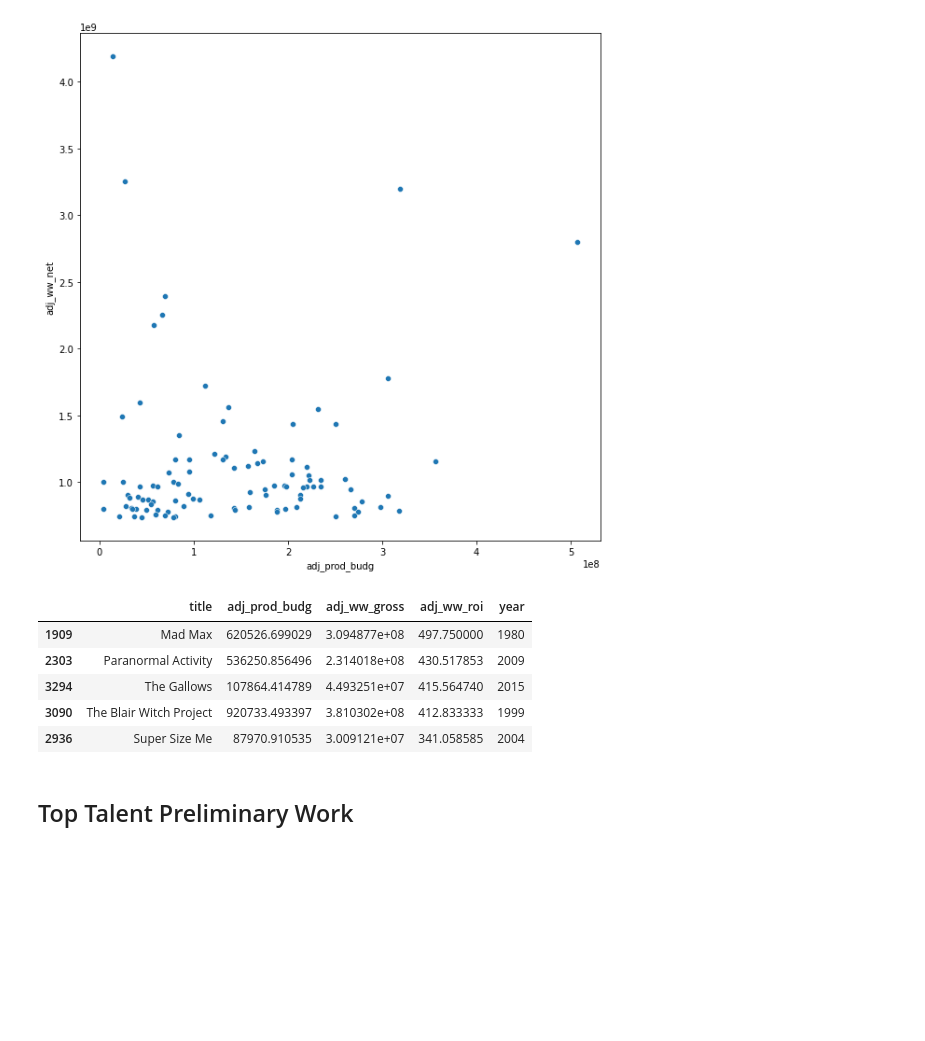
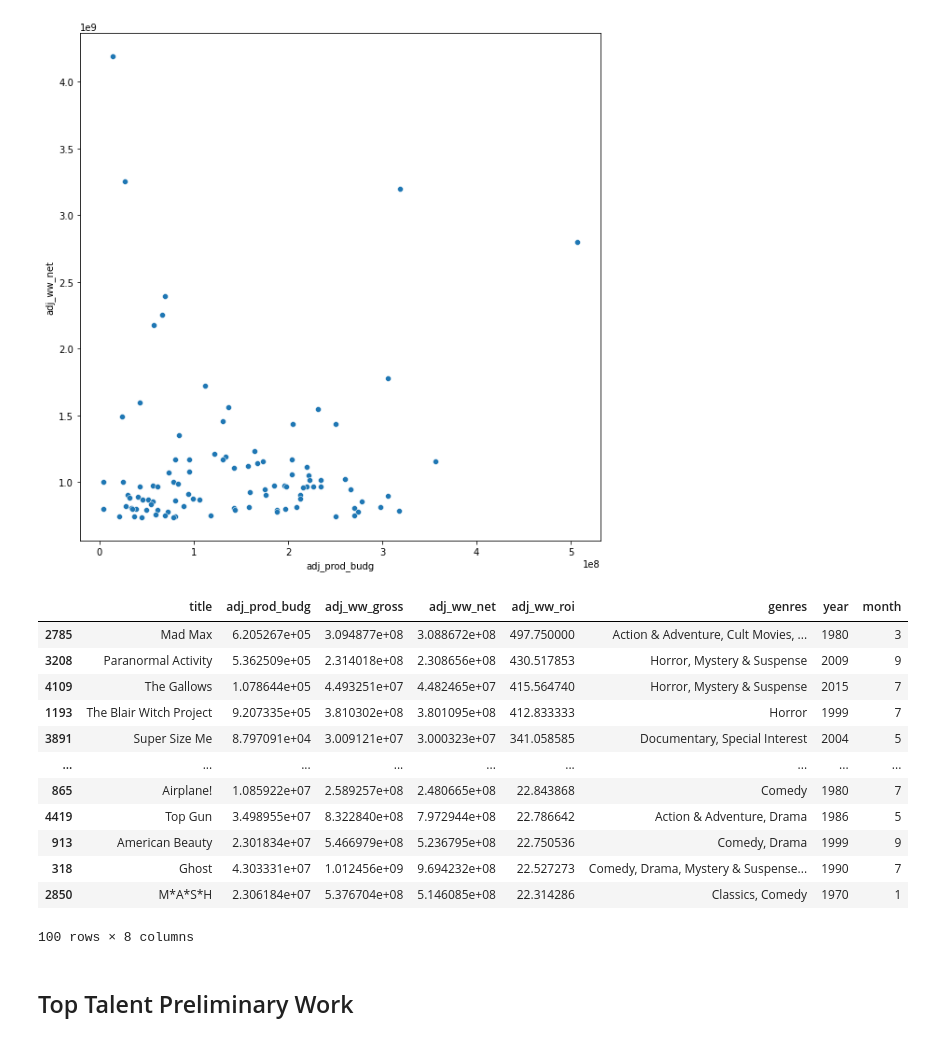
Before and after one commit to jeffreyhwatson/MS_Box_Office_Insights, a Jupyter notebook: main_workspace.ipynb, the cells around one changed output. Cells and saved outputs as stored; diff of their text form; code cells hidden in the pictures; blank space fills up the shorter version.

```diff
--- a/main_workspace.ipynb
+++ b/main_workspace.ipynb
@@ -470,17 +470,25 @@ plt.show()
 # %% [output]
 [figure]
 # %%
-title_roi = dfr[['title','adj_prod_budg', 'adj_ww_gross', 'adj_ww_roi', 'year']]
-unique_titles = title_roi.groupby('title').first().reset_index()
+title_roi = dfr[['title', 'adj_prod_budg', 'adj_ww_gross', 'adj_ww_net', 'adj_ww_roi', 'genres', 'year', 'month']]
+unique_titles = title_net.drop_duplicates(subset = ['title'])
 top20_roi_films = unique_titles.sort_values(by='adj_ww_roi', ascending=False).head(20)
-top20_roi_films.head()
+top100_roi_films = unique_titles.sort_values(by='adj_ww_roi', ascending=False).head(100)
+top100_roi_films
 # %% [output]
-|  | title | adj_prod_budg | adj_ww_gross | adj_ww_roi | year |
-| 1909 | Mad Max | 620526.699029 | 3.094877e+08 | 497.750000 | 1980 |
-| 2303 | Paranormal Activity | 536250.856496 | 2.314018e+08 | 430.517853 | 2009 |
-| 3294 | The Gallows | 107864.414789 | 4.493251e+07 | 415.564740 | 2015 |
-| 3090 | The Blair Witch Project | 920733.493397 | 3.810302e+08 | 412.833333 | 1999 |
-| 2936 | Super Size Me | 87970.910535 | 3.009121e+07 | 341.058585 | 2004 |
+|  | title | adj_prod_budg | adj_ww_gross | adj_ww_net | adj_ww_roi | genres | year | month |
+| 2785 | Mad Max | 6.205267e+05 | 3.094877e+08 | 3.088672e+08 | 497.750000 | Action & Adventure, Cult Movies, ... | 1980 | 3 |
+| 3208 | Paranormal Activity | 5.362509e+05 | 2.314018e+08 | 2.308656e+08 | 430.517853 | Horror, Mystery & Suspense | 2009 | 9 |
+| 4109 | The Gallows | 1.078644e+05 | 4.493251e+07 | 4.482465e+07 | 415.564740 | Horror, Mystery & Suspense | 2015 | 7 |
+| 1193 | The Blair Witch Project | 9.207335e+05 | 3.810302e+08 | 3.801095e+08 | 412.833333 | Horror | 1999 | 7 |
+| 3891 | Super Size Me | 8.797091e+04 | 3.009121e+07 | 3.000323e+07 | 341.058585 | Documentary, Special Interest | 2004 | 5 |
+| ... | ... | ... | ... | ... | ... | ... | ... | ... |
+| 865 | Airplane! | 1.085922e+07 | 2.589257e+08 | 2.480665e+08 | 22.843868 | Comedy | 1980 | 7 |
+| 4419 | Top Gun | 3.498955e+07 | 8.322840e+08 | 7.972944e+08 | 22.786642 | Action & Adventure, Drama | 1986 | 5 |
+| 913 | American Beauty | 2.301834e+07 | 5.466979e+08 | 5.236795e+08 | 22.750536 | Comedy, Drama | 1999 | 9 |
+| 318 | Ghost | 4.303331e+07 | 1.012456e+09 | 9.694232e+08 | 22.527273 | Comedy, Drama, Mystery & Suspense... | 1990 | 7 |
+| 2850 | M*A*S*H | 2.306184e+07 | 5.376704e+08 | 5.146085e+08 | 22.314286 | Classics, Comedy | 1970 | 1 |
+100 rows × 8 columns
 # %% [markdown]
 ## Top Talent Preliminary Work
 # %%
```
Also changed, not shown: parts of 21 cells of this notebook.
